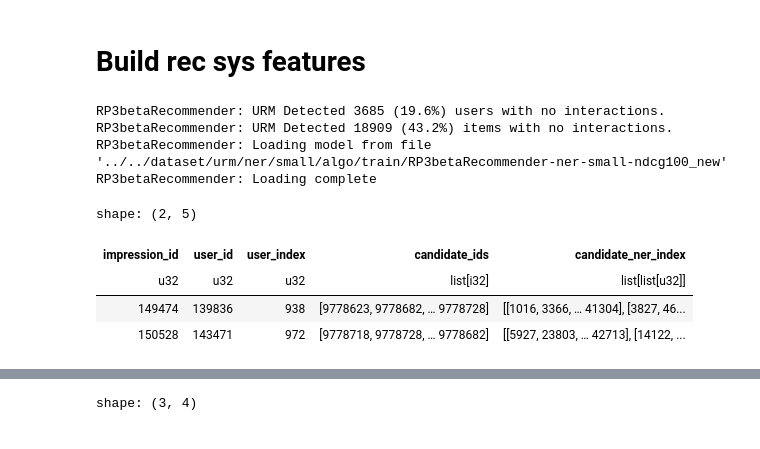
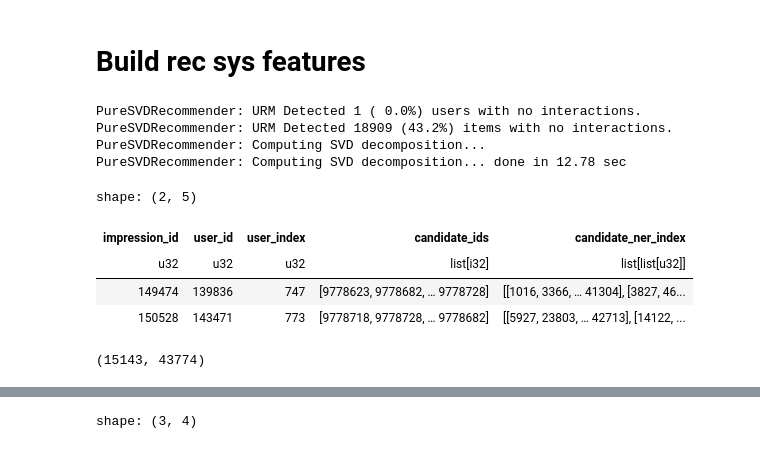
Before and after one commit to recsyspolimi/recsys-challenge-2024-ekstrabladet, a Jupyter notebook: notebooks/urm/urm_ner_train.ipynb, the cells around one changed output, grey strips where cells are left out. Drawn from its saved outputs; the diff is of its cells as text; code cells hidden in the pictures.

Commit message:
fix urm ner creation and scores generation

```diff
--- a/notebooks/urm/urm_ner_train.ipynb
+++ b/notebooks/urm/urm_ner_train.ipynb
@@ -60,46 +74,40 @@ File loaded at: ../../dataset/urm/ner/small/URM_test.npz
 # train_recommender(URM_train, PureSVDItemRecommender, puresvditemparams, file_name='PureSVDItemRecommender-ner-small-ndcg100', output_dir=algo_path)
 # %% [markdown]
 # Build rec sys features
-# %%
-rp3beta = RP3betaRecommender(URM_train)
-
-# item_knn = ItemKNNCFRecommender(URM_train)
-# pure_svd_item = PureSVDItemRecommender(URM_train)
-rp3beta.load_model(str(algo_path), file_name='RP3betaRecommender-ner-small-ndcg100_new')
-# user_knn.load_model(str(algo_path), file_name='UserKNNCFRecommender-ner-small-ndcg100')
-# item_knn.load_model(str(algo_path), file_name='ItemKNNCFRecommender-ner-small-ndcg100')
-# pure_svd_item.load_model(str(algo_path), file_name='PureSVDItemRecommender-ner-small-ndcg100')
-# %% [output]
-RP3betaRecommender: URM Detected 3685 (19.6%) users with no interactions.
-RP3betaRecommender: URM Detected 18909 (43.2%) items with no interactions.
-RP3betaRecommender: Loading model from file '../../dataset/urm/ner/small/algo/train/RP3betaRecommender-ner-small-ndcg100_new'
-RP3betaRecommender: Loading complete
+# %%
+pure_svd = PureSVDRecommender(URM_train)
+pure_svd.fit(num_factors=20)
+# %% [output]
+PureSVDRecommender: URM Detected 1 ( 0.0%) users with no interactions.
+PureSVDRecommender: URM Detected 18909 (43.2%) items with no interactions.
+PureSVDRecommender: Computing SVD decomposition...
+PureSVDRecommender: Computing SVD decomposition... done in 12.78 sec
 # %%
 from polimi.utils._urm import build_ner_mapping, build_user_id_mapping, build_articles_with_processed_ner, _build_batch_ner_interactions
-user_id_mapping = build_user_id_mapping(history_train.vstack(history_val))
+user_id_mapping = build_user_id_mapping(history_train)
 ap = build_articles_with_processed_ner(articles)
 ner_mapping = build_ner_mapping(ap)
 ap = ap.with_columns(
-    pl.col('ner_clusters').list.eval(pl.element().replace(ner_mapping['ner'], ner_mapping['ner_index'], default=None).drop_nulls()).alias('ner_clusters_index'),
+    pl.col('ner_clusters').list.eval(pl.element().replace(ner_mapping['ner'], ner_mapping['ner_index'], default=None)).list.drop_nulls().alias('ner_clusters_index'),
 )
 # %%
 train_ds = behaviors_train
 train_ds = train_ds\
     .rename({'article_ids_inview': 'candidate_ids'})\
     .with_columns(
-        pl.col('candidate_ids').list.eval(pl.element().replace(ap['article_id'], ap['ner_clusters_index'], default=None).drop_nulls()).alias('candidate_ner_index'),
+        pl.col('candidate_ids').list.eval(pl.element().replace(ap['article_id'], ap['ner_clusters_index'], default=[])).alias('candidate_ner_index'),
         pl.col('user_id').replace(user_id_mapping['user_id'], user_id_mapping['user_index'], default=None).alias('user_index')
     ).select('impression_id', 'user_id', 'user_index', 'candidate_ids', 'candidate_ner_index')
 train_ds.head(2)
 # %% [output]
 shape: (2, 5)
 | impression_id | user_id | user_index | candidate_ids | candidate_ner_index |
 | u32 | u32 | u32 | list[i32] | list[list[u32]] |
-| 149474 | 139836 | 938 | [9778623, 9778682, … 9778728] | [[1016, 3366, … 41304], [3827, 46... |
-| 150528 | 143471 | 972 | [9778718, 9778728, … 9778682] | [[5927, 23803, … 42713], [14122, ... |
+| 149474 | 139836 | 747 | [9778623, 9778682, … 9778728] | [[1016, 3366, … 41304], [3827, 46... |
+| 150528 | 143471 | 773 | [9778718, 9778728, … 9778682] | [[5927, 23803, … 42713], [14122, ... |
 # %%
 all_users = user_id_mapping['user_index'].unique().sort().to_list()
 all_items = ner_mapping['ner_index'].unique().sort().to_list()
-# rp3betascores = rp3beta._compute_item_score(all_users)
-# userknnparamscores = user_knn._compute_item_score(all_users)
-# userknnparamscores.shape, rp3betascores.shape
+len(all_users), len(all_items)
+# %% [output]
+(15143, 43774)
```
Also changed, not shown: parts of 16 cells of this notebook, 12 other files.
